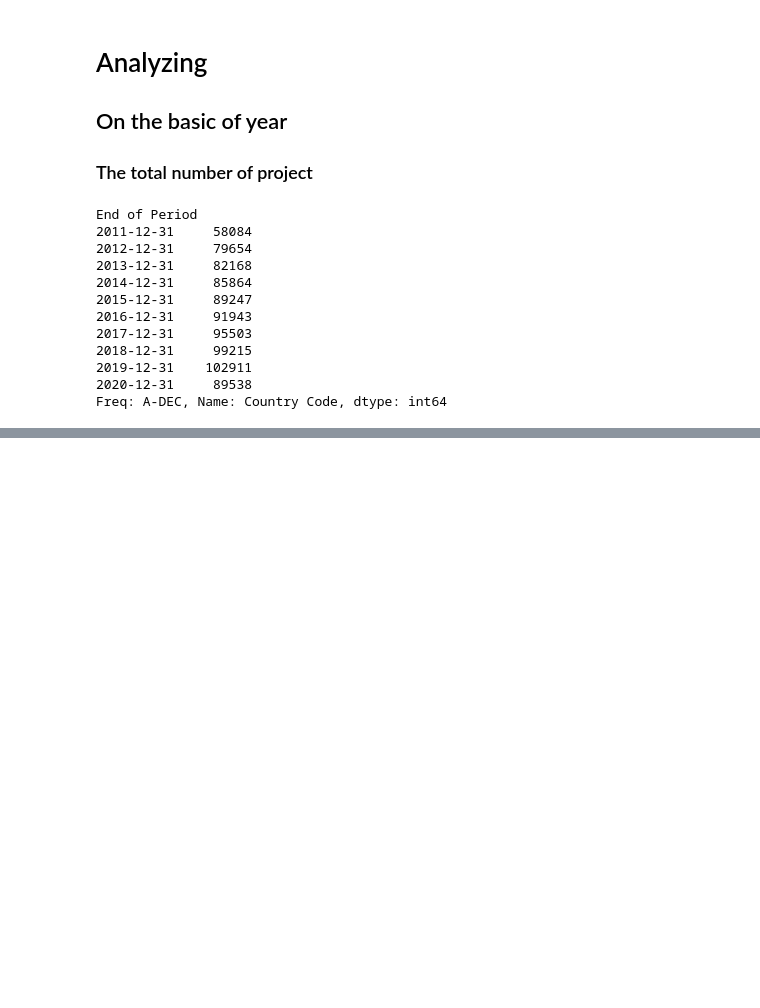
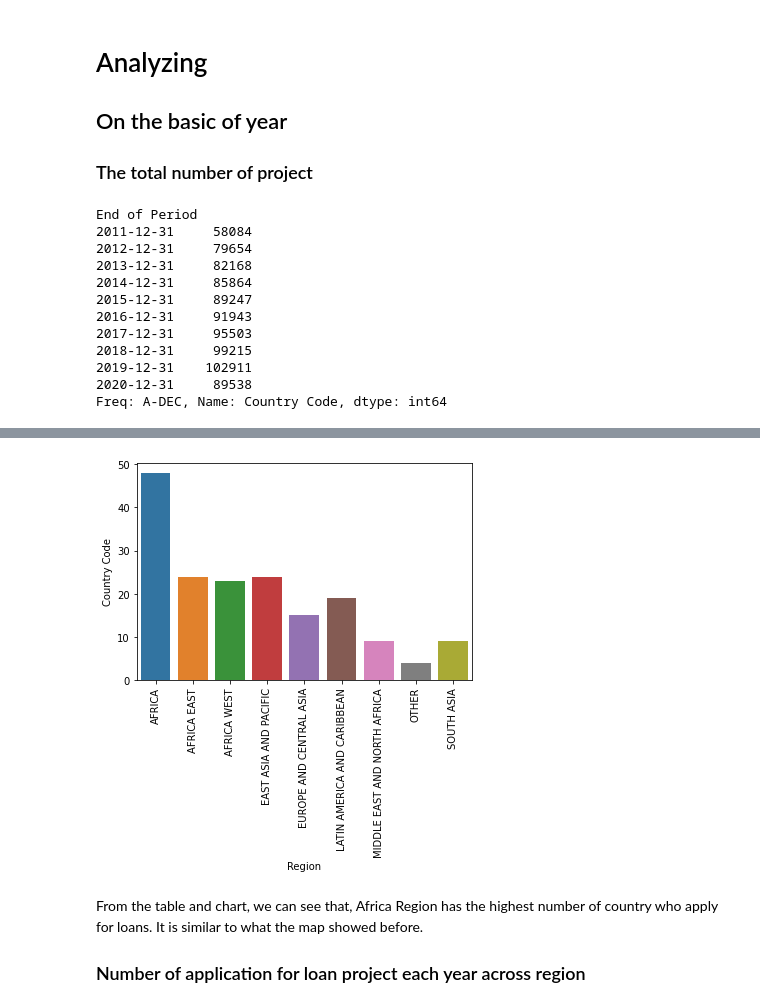
Before and after one commit to vuchau8592/project_data_tidy, a Jupyter notebook: Tidy_dataset.ipynb, the cells around one changed output, grey strips where cells are left out. Saved outputs shown, nothing was run; the diff lists cells and outputs as text; code cells hidden in the pictures; blank space fills up the shorter version.

```diff
--- a/Tidy_dataset.ipynb
+++ b/Tidy_dataset.ipynb
@@ -498,3 +528,14 @@ Name: Credit Status, dtype: int64
+# %%
+a = num_country.reset_index()
+ax = sns.barplot(data=a, x="Region", y="Country Code")
+ax.set_xticklabels(ax.get_xticklabels(), rotation=90)
+plt.suptitle("Number of country apply for loan across regions", fontsize=30)
+plt.show()
+# %% [output]
+[figure, added]
+# %% [markdown]
+From the table and chart, we can see that, Africa Region has the highest number of country who apply for loans. It is similar to what the map showed before.
+### Number of application for loan project each year across region
 # %%
 Project_Region = df.groupby(["End of Period", "Region"])["Country Code"].count().unstack().resample("Y").sum()
 Project_Region
```
Also changed, not shown: parts of 35 cells of this notebook.
